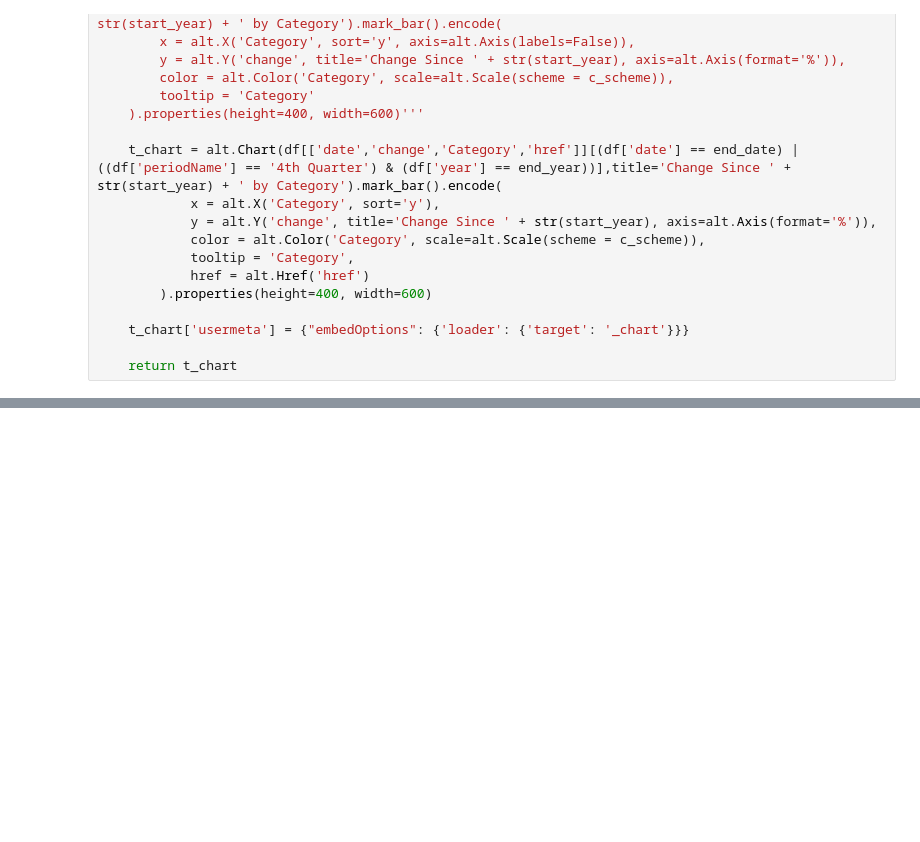
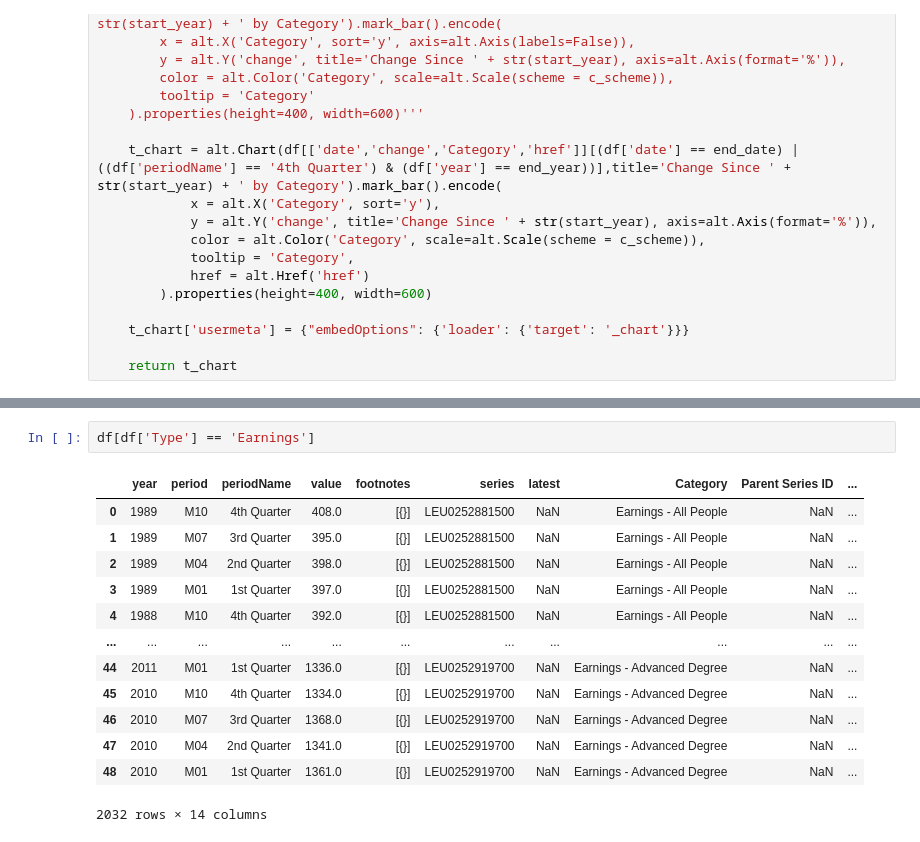
Before and after one commit to steve-hewitt/W209-Final, a Jupyter notebook: Flask/Simulated_Flask_Test_Args.ipynb, the cells around one changed output, grey strips where cells are left out. Drawn from its saved outputs; the diff is of its cells as text; blank space fills up the shorter version.

```diff
--- a/Flask/Simulated_Flask_Test_Args.ipynb
+++ b/Flask/Simulated_Flask_Test_Args.ipynb
@@ -211,3 +213,19 @@ Try using .loc[row_indexer,col_indexer] = value instead
 See the caveats in the documentation: https://pandas.pydata.org/pandas-docs/stable/user_guide/indexing.html#returning-a-view-versus-a-copy
   df_cpi['href'] = np.where(df_cpi['Leaf'] == 0, arg_text + '&parent=' + df_cpi['series'], 'None')
 [interactive output not drawn]
+# %%
+df[df['Type'] == 'Earnings']
+# %% [output]
+|  | year | period | periodName | value | footnotes | series | latest | Category | Parent Series ID | ... |
+| 0 | 1989 | M10 | 4th Quarter | 408.0 | [{}] | LEU0252881500 | NaN | Earnings - All People | NaN | ... |
+| 1 | 1989 | M07 | 3rd Quarter | 395.0 | [{}] | LEU0252881500 | NaN | Earnings - All People | NaN | ... |
+| 2 | 1989 | M04 | 2nd Quarter | 398.0 | [{}] | LEU0252881500 | NaN | Earnings - All People | NaN | ... |
+| 3 | 1989 | M01 | 1st Quarter | 397.0 | [{}] | LEU0252881500 | NaN | Earnings - All People | NaN | ... |
+| 4 | 1988 | M10 | 4th Quarter | 392.0 | [{}] | LEU0252881500 | NaN | Earnings - All People | NaN | ... |
+| ... | ... | ... | ... | ... | ... | ... | ... | ... | ... | ... |
+| 44 | 2011 | M01 | 1st Quarter | 1336.0 | [{}] | LEU0252919700 | NaN | Earnings - Advanced Degree | NaN | ... |
+| 45 | 2010 | M10 | 4th Quarter | 1334.0 | [{}] | LEU0252919700 | NaN | Earnings - Advanced Degree | NaN | ... |
+| 46 | 2010 | M07 | 3rd Quarter | 1368.0 | [{}] | LEU0252919700 | NaN | Earnings - Advanced Degree | NaN | ... |
+| 47 | 2010 | M04 | 2nd Quarter | 1341.0 | [{}] | LEU0252919700 | NaN | Earnings - Advanced Degree | NaN | ... |
+| 48 | 2010 | M01 | 1st Quarter | 1361.0 | [{}] | LEU0252919700 | NaN | Earnings - Advanced Degree | NaN | ... |
+2032 rows × 14 columns
```
Also changed, not shown: parts of 16 cells of this notebook, 1 other file.
